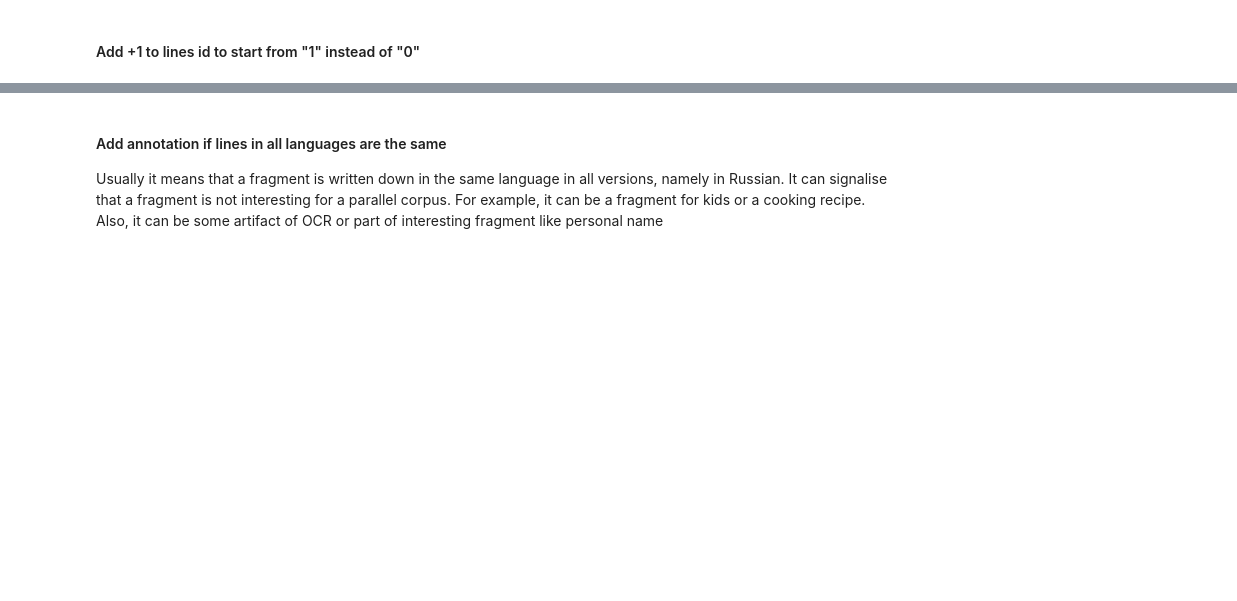
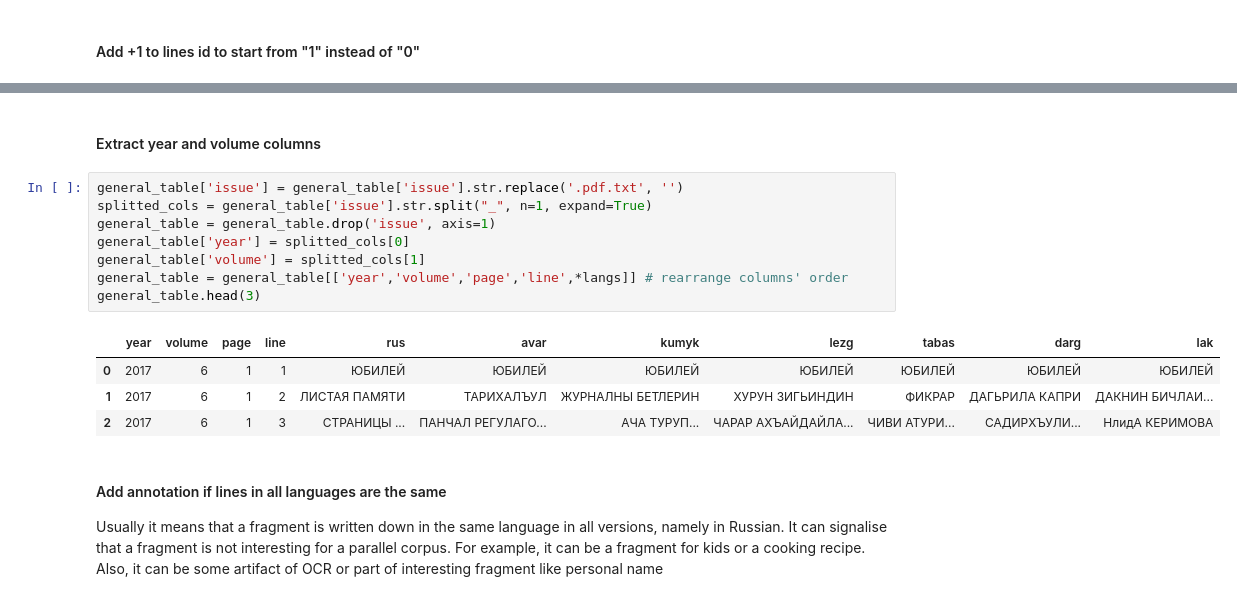
Before and after one commit to LingConLab/zhenshchina_dagestana_magazine_parallel_corpus, a Jupyter notebook: text_extraction_tesseract.ipynb, the cells around one changed output, grey strips where cells are left out. Saved outputs shown, nothing was run; the diff lists cells and outputs as text; blank space fills up the shorter version.

Commit message:
table and DT fixes

```diff
--- a/text_extraction_tesseract.ipynb
+++ b/text_extraction_tesseract.ipynb
@@ -217,3 +208,18 @@ general_table.head(3)
+# %% [markdown]
+#### Extract year and volume columns
+# %%
+general_table['issue'] = general_table['issue'].str.replace('.pdf.txt', '')
+splitted_cols = general_table['issue'].str.split("_", n=1, expand=True)
+general_table = general_table.drop('issue', axis=1)
+general_table['year'] = splitted_cols[0]
+general_table['volume'] = splitted_cols[1]
+general_table = general_table[['year','volume','page','line',*langs]] # rearrange columns' order
+general_table.head(3)
+# %% [output]
+|  | year | volume | page | line | rus | avar | kumyk | lezg | tabas | darg | lak |
+| 0 | 2017 | 6 | 1 | 1 | ЮБИЛЕЙ | ЮБИЛЕЙ | ЮБИЛЕЙ | ЮБИЛЕЙ | ЮБИЛЕЙ | ЮБИЛЕЙ | ЮБИЛЕЙ |
+| 1 | 2017 | 6 | 1 | 2 | ЛИСТАЯ ПАМЯТИ | ТАРИХАЛЪУЛ | ЖУРНАЛНЫ БЕТЛЕРИН | ХУРУН ЗИГЬИНДИН | ФИКРАР | ДАГЬРИЛА КАПРИ | ДАКНИН БИЧЛАИ... |
+| 2 | 2017 | 6 | 1 | 3 | СТРАНИЦЫ ... | ПАНЧАЛ РЕГУЛАГО... | АЧА ТУРУП... | ЧАРАР АХЪАЙДАЙЛА... | ЧИВИ АТУРИ... | САДИРХЪУЛИ... | НлидА КЕРИМОВА |
 # %% [markdown]
 #### Add annotation if lines in all languages are the same
 
```
Also changed, not shown: parts of 9 cells of this notebook, 4 other files.
